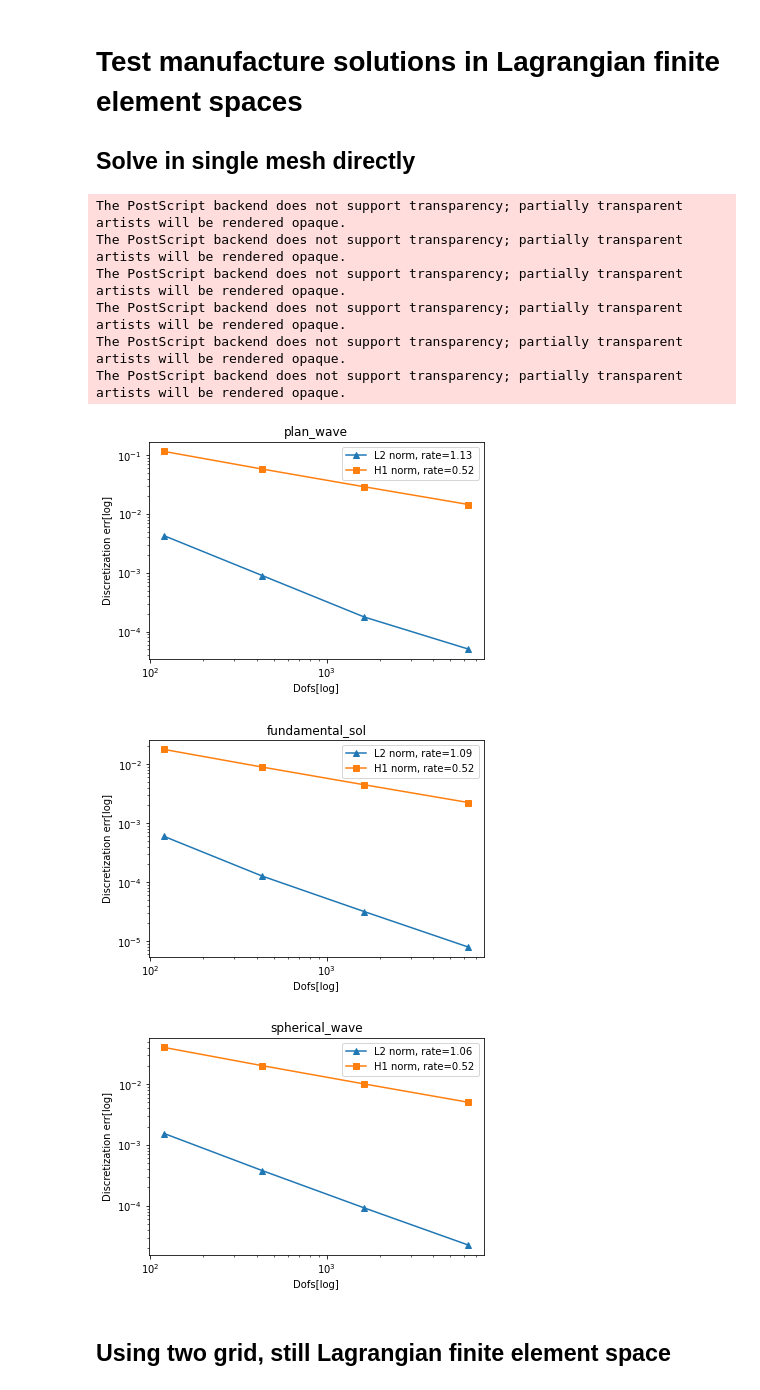
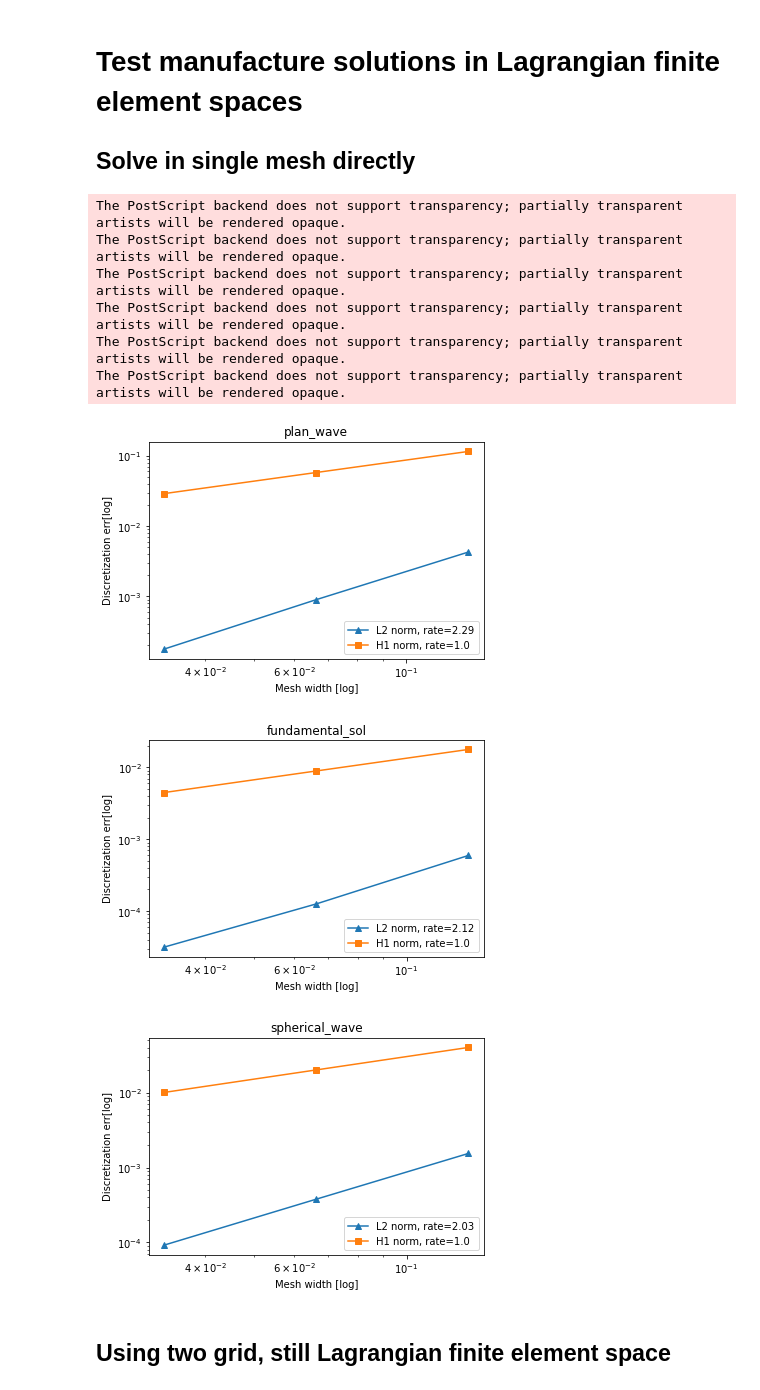
Before and after one commit to liaowangh/PUM_WaveRay, a Jupyter notebook: code/plot_err/plot_error.ipynb, the cells around one changed output. Cells and saved outputs as stored; diff of their text form; code cells hidden in the pictures.

Commit message:
new plots

```diff
--- a/code/plot_err/plot_error.ipynb
+++ b/code/plot_err/plot_error.ipynb
@@ -9,19 +9,24 @@ def compute_rate(ndofs, err):
     lin_reg = stats.linregress(np.log(ndofs), np.log(err))
     return lin_reg.slope
 # %%
-def plot_save(ndofs, L2err, H1err, output_folder, sol_name):
-    l2_rate = compute_rate(ndofs, L2err)
-    l2_rate = round(abs(l2_rate), 2)
-    h1_rate = compute_rate(ndofs, H1err)
-    h1_rate = round(abs(h1_rate), 2)
+def plot_save(ndofs, L2err, H1err, output_folder, sol_name, show_rate=True):
+    if show_rate:
+        l2_rate = compute_rate(ndofs, L2err)
+        l2_rate = round(abs(l2_rate), 2)
+        h1_rate = compute_rate(ndofs, H1err)
+        h1_rate = round(abs(h1_rate), 2)
 
-    l2_label = 'L2 norm, rate=' + str(l2_rate)
-    h1_label = 'H1 norm, rate=' + str(h1_rate)
+        l2_label = 'L2 norm, rate=' + str(l2_rate)
+        h1_label = 'H1 norm, rate=' + str(h1_rate)
+    else:
+        l2_label = 'L2 norm'
+        h1_label = 'H1 norm'
 
     fig,ax = plt.subplots()
     ax.loglog(ndofs, L2err, '^-', label=l2_label) # triangle marker
     ax.loglog(ndofs, H1err, 's-', label=h1_label) # square marker
-    ax.set_xlabel('Dofs[log]')
+#     ax.set_xlabel('Dofs[log]')
+    ax.set_xlabel('Mesh width [log]')
     ax.set_ylabel('Discretization err[log]')
     ax.set_title(sol_name)
     ax.legend()
@@ -31,25 +36,26 @@ def plot_save(ndofs, L2err, H1err, output_folder, sol_name):
 
 ## Solve in single mesh directly
 # %%
-folder = "LagrangeO1/"
+folder = "LagrangeO1/square_"
 data_file = ["plan_wave.txt", "fundamental_sol.txt", "spherical_wave.txt"]
 for f in data_file:
     sol_name = f.split('.')[0]
     df = pd.read_csv(folder + f, sep=' ')
-    ndofs = df['N'].to_numpy()
+#     ndofs = df['N'].to_numpy()
+    mesh_width = df['h'].to_numpy()
     L2err = df['L2_err'].to_numpy()
     H1err = df['H1_err'].to_numpy()
 #     plot_save(ndofs, L2err, H1err, sol_name)
-    plot_save(ndofs[2:], L2err[2:], H1err[2:], folder, sol_name)
+    plot_save(mesh_width[2:], L2err[2:], H1err[2:], folder, sol_name)
 # %% [output]
 The PostScript backend does not support transparency; partially transparent artists will be rendered opaque.
 The PostScript backend does not support transparency; partially transparent artists will be rendered opaque.
 The PostScript backend does not support transparency; partially transparent artists will be rendered opaque.
 The PostScript backend does not support transparency; partially transparent artists will be rendered opaque.
 The PostScript backend does not support transparency; partially transparent artists will be rendered opaque.
 The PostScript backend does not support transparency; partially transparent artists will be rendered opaque.
-[figure, old version]
+[figure, new version]
-[figure, old version]
+[figure, new version]
-[figure, old version]
+[figure, new version]
 # %% [markdown]
 ## Using two grid, still Lagrangian finite element space
```
Also changed, not shown: parts of 13 cells of this notebook, 48 other files.
